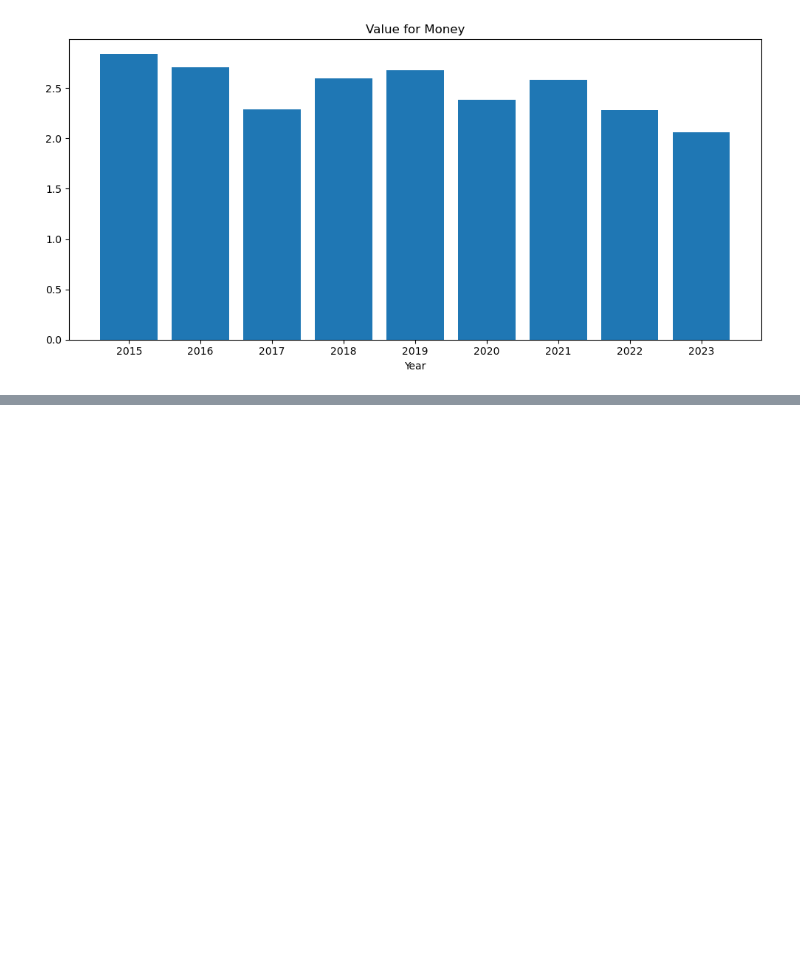
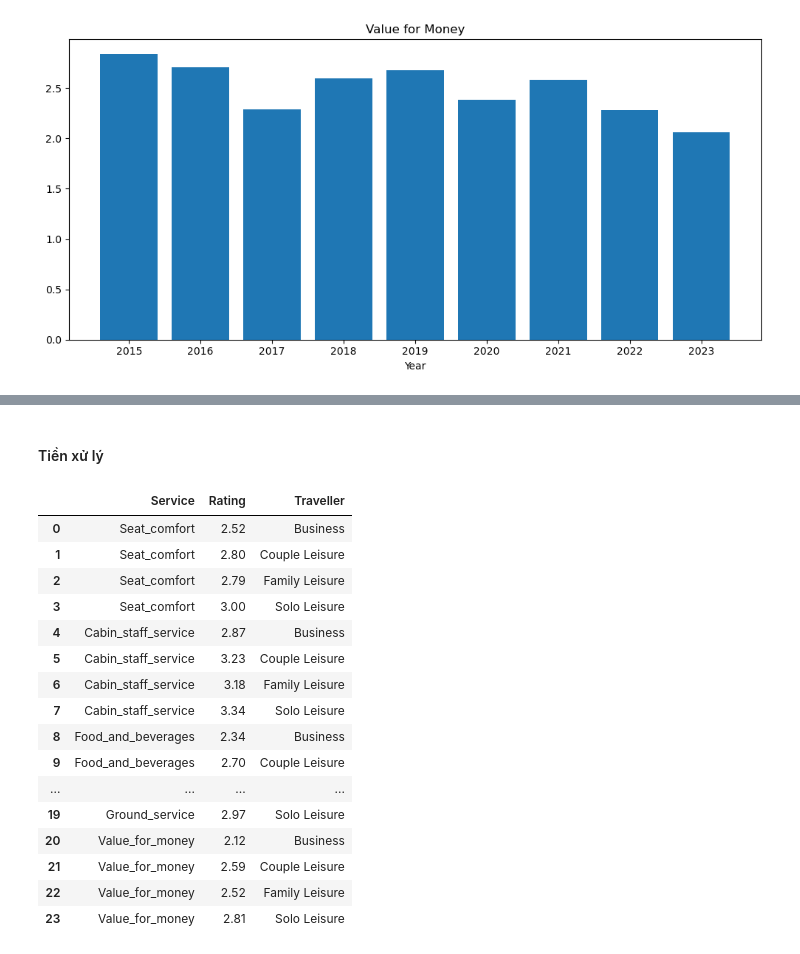
Before and after one commit to NgHuyen137/Intro2DS_Project, a Jupyter notebook: notebooks/3.0-eda.ipynb, the cells around one changed output, grey strips where cells are left out. Saved outputs shown, nothing was run; the diff lists cells and outputs as text; code cells hidden in the pictures; blank space fills up the shorter version.

```diff
--- a/notebooks/3.0-eda.ipynb
+++ b/notebooks/3.0-eda.ipynb
@@ -313,0 +317,32 @@ plt.show()
+# %% [markdown]
+#### Tiền xử lý
+# %%
+# Chọn ra các cột rating
+rating_cols = ['Seat_comfort', 'Cabin_staff_service', 'Food_and_beverages', 'Inflight_entertainments', 'Ground_service', 'Value_for_money']
+
+# Gom nhóm và tính trung bình rating
+traveller_agg = cleaned_df.groupby('Type_of_traveller')[rating_cols].mean().round(2)
+
+# Điều chỉnh DataFrame để dễ trực quan
+traveller_types = traveller_agg.index.to_list() * len(rating_cols)
+traveller_agg = pd.melt(traveller_agg, var_name='Service', value_name='Rating')
+traveller_agg['Traveller'] = traveller_types
+traveller_agg
+# %% [output]
+|  | Service | Rating | Traveller |
+| 0 | Seat_comfort | 2.52 | Business |
+| 1 | Seat_comfort | 2.80 | Couple Leisure |
+| 2 | Seat_comfort | 2.79 | Family Leisure |
+| 3 | Seat_comfort | 3.00 | Solo Leisure |
+| 4 | Cabin_staff_service | 2.87 | Business |
+| 5 | Cabin_staff_service | 3.23 | Couple Leisure |
+| 6 | Cabin_staff_service | 3.18 | Family Leisure |
+| 7 | Cabin_staff_service | 3.34 | Solo Leisure |
+| 8 | Food_and_beverages | 2.34 | Business |
+| 9 | Food_and_beverages | 2.70 | Couple Leisure |
+| ... | ... | ... | ... |
+| 19 | Ground_service | 2.97 | Solo Leisure |
+| 20 | Value_for_money | 2.12 | Business |
+| 21 | Value_for_money | 2.59 | Couple Leisure |
+| 22 | Value_for_money | 2.52 | Family Leisure |
+| 23 | Value_for_money | 2.81 | Solo Leisure |
```
Also changed, not shown: parts of 13 cells of this notebook.
